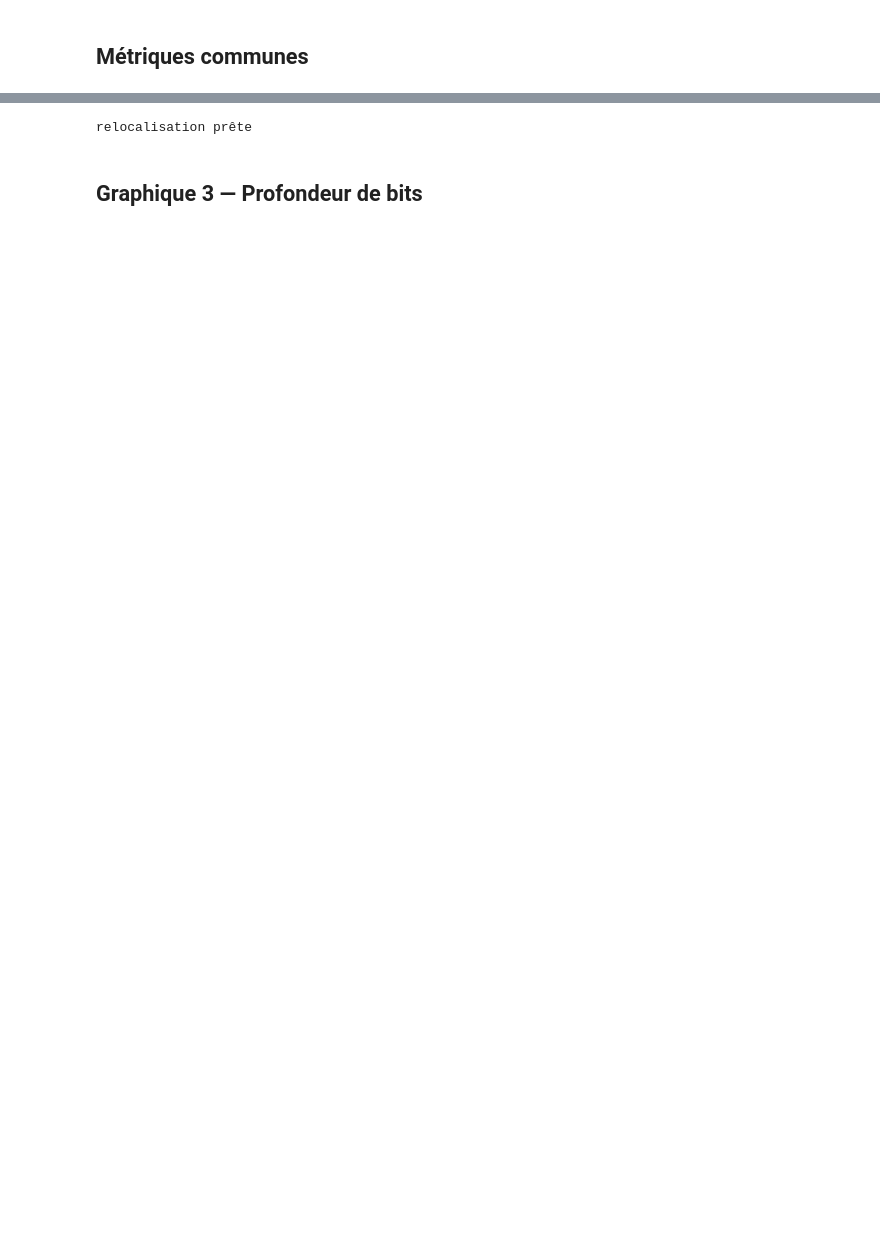
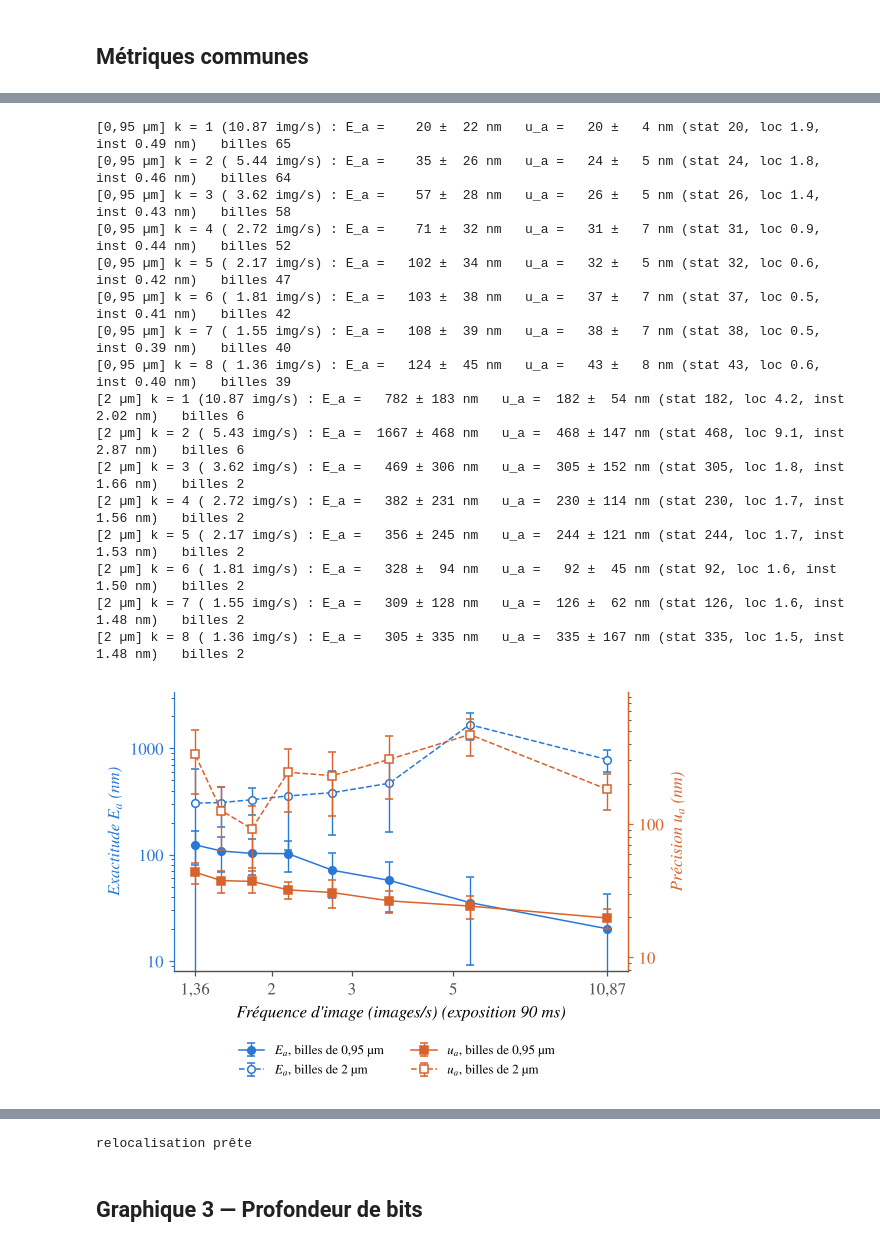
Before and after one commit to cornelia-3/TechEx, a Jupyter notebook: M3_Microscope/performance/graphique de performance.ipynb, the cells around one changed output, grey strips where cells are left out. Saved outputs shown, nothing was run; the diff lists cells and outputs as text; code cells hidden in the pictures; blank space fills up the shorter version.

```diff
--- a/M3_Microscope/performance/graphique de performance.ipynb
+++ b/M3_Microscope/performance/graphique de performance.ipynb
@@ -284,3 +347,49 @@ k = 8 ( 1.36 img/s, Δt = 736 ms) : E_a =   -61 ±  69 nm   u_a =   64 ±  16 nm
+# %%
+KS = list(range(1, 9))
+
+
+def D_decime(b, k, phase, dt, pe, L=L_PROTO):
+    j = np.arange(len(b["pos_msd"])) + b["f0"]          # numéro d'image (créneau) de chaque position
+    m = (j % k) == phase
+    return D_piste(b["pos_msd"][m], b["inc_px"][m], k * dt, pe, L=L)
+
+
+for jeu, J in JEUX.items():
+    V = [v for v in J["videos"] if v != "Vidéo 2"]
+    res, fps = [], []
+    for k in KS:
+        analyses = []
+        for ph in range(k):
+            D_v, sD_v = paires([[D_decime(b, k, ph, donnees[v]["dt"], donnees[v]["pixel_eff"]) for b in donnees[v]["billes"]]
+                                for v in V])
+            analyses.append(metriques(D_v, sD_v, V, n_boot=300))
+            noter_billes("2", "frequence_img_s", round(1 / (k * donnees[V[0]]["dt"]), 4), ph, V, D_v, sD_v,
+                         extra=dict(k_decimation=k))
+        res.append(combiner(analyses, V))
+        fps.append(1 / (k * np.mean([donnees[v]["dt"] for v in V])))
+        print(resume(res[-1], f"[{jeu}] k = {k} ({fps[-1]:5.2f} img/s) :"))
+    RESULTATS[("2", jeu)] = dict(parametre="frequence_img_s", x=fps, res=res, videos=V)
+figure({j: (RESULTATS[("2", j)]["x"], RESULTATS[("2", j)]["res"]) for j in JEUX},
+       "Fréquence d'image (images/s) (exposition 90 ms)", "graphique2_frequence", log=True,
+       xticks=[1.36, 2, 3, 5, 10.87], xticklabels=["1,36", "2", "3", "5", "10,87"])
+# %% [output]
+[0,95 µm] k = 1 (10.87 img/s) : E_a =    20 ±  22 nm   u_a =   20 ±   4 nm (stat 20, loc 1.9, inst 0.49 nm)   billes 65
+[0,95 µm] k = 2 ( 5.44 img/s) : E_a =    35 ±  26 nm   u_a =   24 ±   5 nm (stat 24, loc 1.8, inst 0.46 nm)   billes 64
+[0,95 µm] k = 3 ( 3.62 img/s) : E_a =    57 ±  28 nm   u_a =   26 ±   5 nm (stat 26, loc 1.4, inst 0.43 nm)   billes 58
+[0,95 µm] k = 4 ( 2.72 img/s) : E_a =    71 ±  32 nm   u_a =   31 ±   7 nm (stat 31, loc 0.9, inst 0.44 nm)   billes 52
+[0,95 µm] k = 5 ( 2.17 img/s) : E_a =   102 ±  34 nm   u_a =   32 ±   5 nm (stat 32, loc 0.6, inst 0.42 nm)   billes 47
+[0,95 µm] k = 6 ( 1.81 img/s) : E_a =   103 ±  38 nm   u_a =   37 ±   7 nm (stat 37, loc 0.5, inst 0.41 nm)   billes 42
+[0,95 µm] k = 7 ( 1.55 img/s) : E_a =   108 ±  39 nm   u_a =   38 ±   7 nm (stat 38, loc 0.5, inst 0.39 nm)   billes 40
+[0,95 µm] k = 8 ( 1.36 img/s) : E_a =   124 ±  45 nm   u_a =   43 ±   8 nm (stat 43, loc 0.6, inst 0.40 nm)   billes 39
+[2 µm] k = 1 (10.87 img/s) : E_a =   782 ± 183 nm   u_a =  182 ±  54 nm (stat 182, loc 4.2, inst 2.02 nm)   billes 6
+[2 µm] k = 2 ( 5.43 img/s) : E_a =  1667 ± 468 nm   u_a =  468 ± 147 nm (stat 468, loc 9.1, inst 2.87 nm)   billes 6
+[2 µm] k = 3 ( 3.62 img/s) : E_a =   469 ± 306 nm   u_a =  305 ± 152 nm (stat 305, loc 1.8, inst 1.66 nm)   billes 2
+[2 µm] k = 4 ( 2.72 img/s) : E_a =   382 ± 231 nm   u_a =  230 ± 114 nm (stat 230, loc 1.7, inst 1.56 nm)   billes 2
+[2 µm] k = 5 ( 2.17 img/s) : E_a =   356 ± 245 nm   u_a =  244 ± 121 nm (stat 244, loc 1.7, inst 1.53 nm)   billes 2
+[2 µm] k = 6 ( 1.81 img/s) : E_a =   328 ±  94 nm   u_a =   92 ±  45 nm (stat 92, loc 1.6, inst 1.50 nm)   billes 2
+[2 µm] k = 7 ( 1.55 img/s) : E_a =   309 ± 128 nm   u_a =  126 ±  62 nm (stat 126, loc 1.6, inst 1.48 nm)   billes 2
+[2 µm] k = 8 ( 1.36 img/s) : E_a =   305 ± 335 nm   u_a =  335 ± 167 nm (stat 335, loc 1.5, inst 1.48 nm)   billes 2
+[figure, added]
 # %% [markdown]
 ## Relocalisation dans les images dégradées (graphiques 3 et 4)
 
```
Also changed, not shown: parts of 33 cells of this notebook, 5 other files.
